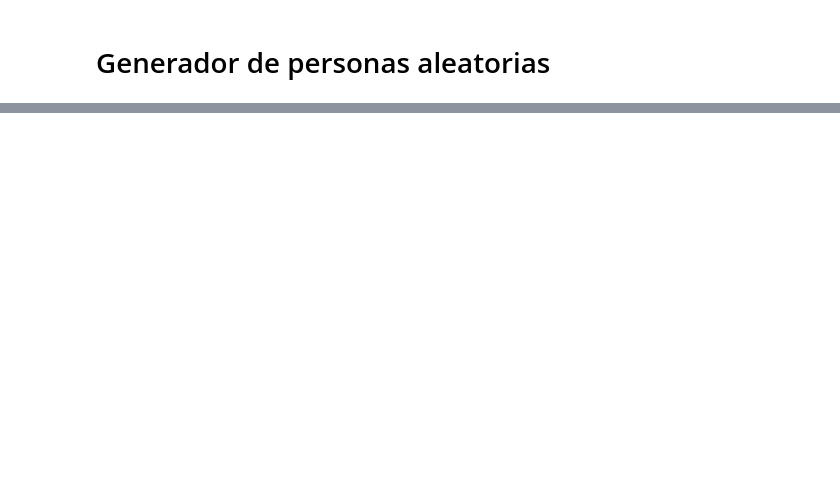
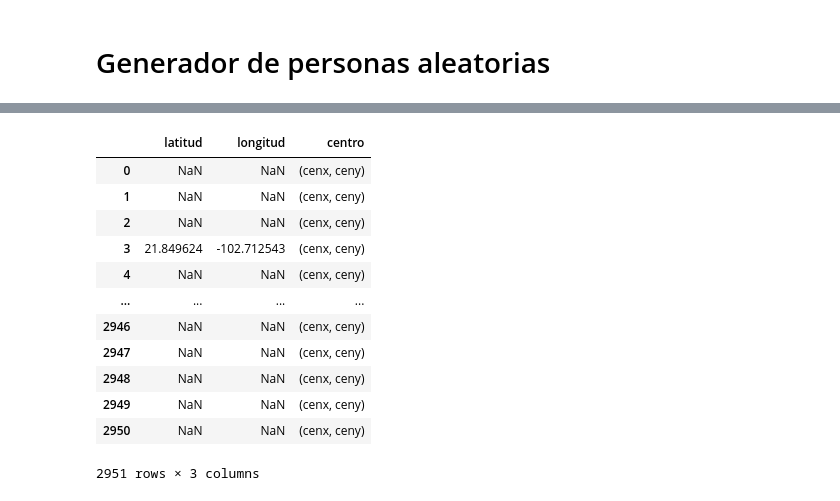
Before and after one commit to Pmz94/data-science, a Jupyter notebook: personas_aleatorias.ipynb, the cells around one changed output, grey strips where cells are left out. Cells and saved outputs as stored; diff of their text form; code cells hidden in the pictures; blank space fills up the shorter version.

```diff
--- a/personas_aleatorias.ipynb
+++ b/personas_aleatorias.ipynb
@@ -189,3 +161,23 @@ KeyboardInterrupt:
+# %%
+file_ciudades = './catalogos/ciudades.csv'
+ct_ciudades = pd.read_csv(file_ciudades)
+
+ct_ciudades['centro'] = '(cenx, ceny)'
+ct_ciudades[['latitud', 'longitud', 'centro']]
+# %% [output]
+|  | latitud | longitud | centro |
+| 0 | NaN | NaN | (cenx, ceny) |
+| 1 | NaN | NaN | (cenx, ceny) |
+| 2 | NaN | NaN | (cenx, ceny) |
+| 3 | 21.849624 | -102.712543 | (cenx, ceny) |
+| 4 | NaN | NaN | (cenx, ceny) |
+| ... | ... | ... | ... |
+| 2946 | NaN | NaN | (cenx, ceny) |
+| 2947 | NaN | NaN | (cenx, ceny) |
+| 2948 | NaN | NaN | (cenx, ceny) |
+| 2949 | NaN | NaN | (cenx, ceny) |
+| 2950 | NaN | NaN | (cenx, ceny) |
+2951 rows × 3 columns
 # %%
 reap = pd.read_csv('./conjunto_datos/relacion_edad_altura_peso.csv')
 nombres = pd.read_csv('./catalogos/nombres.csv')
```
Also changed, not shown: parts of 2 cells of this notebook, 1 other file.
